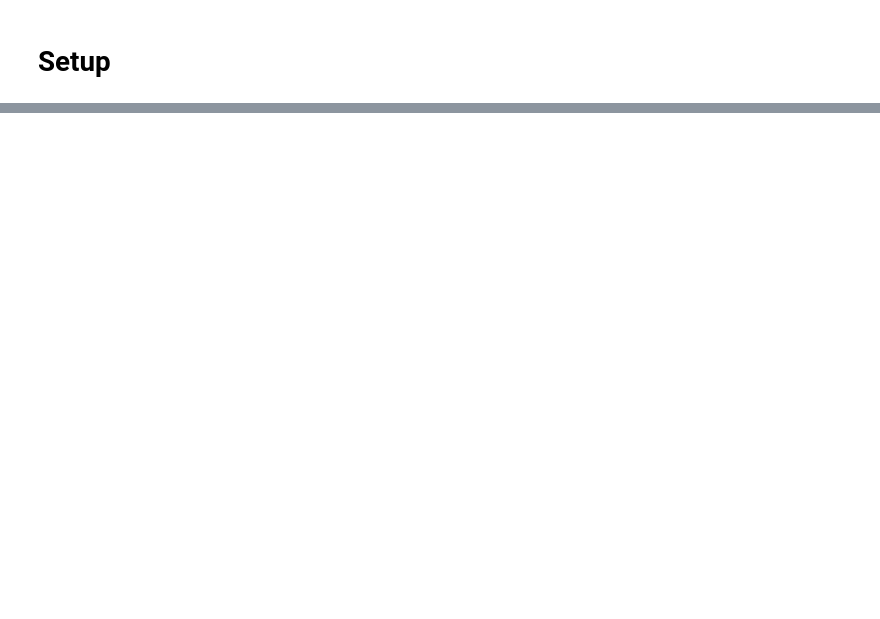
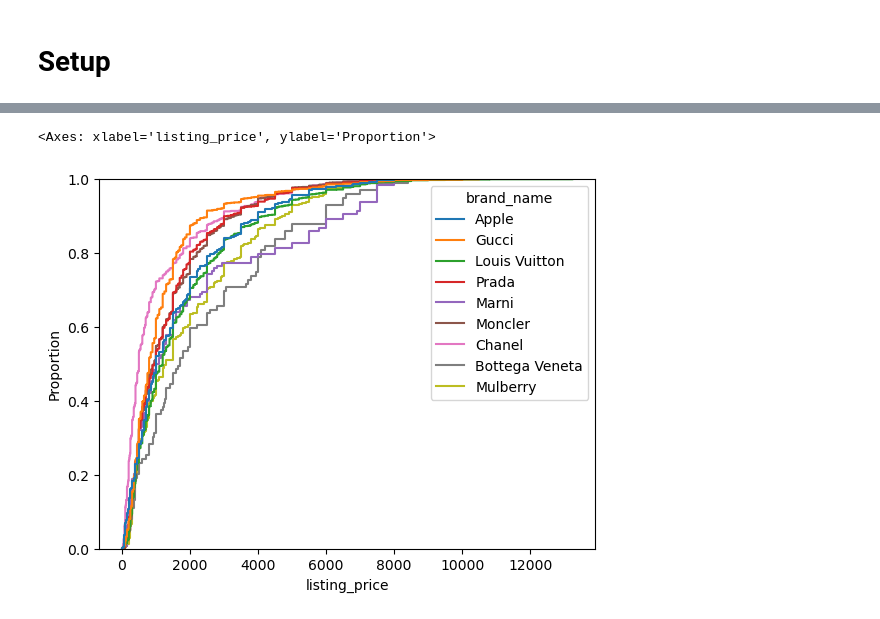
Before and after one commit to RasKrebs/pricing_wizards, a Jupyter notebook: notebooks/OutlierDetection.ipynb, the cells around one changed output, grey strips where cells are left out. Drawn from its saved outputs; the diff is of its cells as text; code cells hidden in the pictures; blank space fills up the shorter version.

```diff
--- a/notebooks/OutlierDetection.ipynb
+++ b/notebooks/OutlierDetection.ipynb
@@ -239,0 +12,6 @@ Name: viewed_count, dtype: int64
+# %%
+# Get path to data storage
+path = os.getcwd().split('pricing_wizards/')[0] + 'pricing_wizards/data/post_preprocessing_without_dummies.csv'
+
+# Load data
+df  = pd.read_csv(path)
@@ -239,0 +100,3 @@ Name: viewed_count, dtype: int64
+# %%
+expensive_brands = ['Louis Vuitton', 'Moncler', 'Prada', 'Gucci', 'Marni', 'Mulberry', 'Apple', 'Bottega Veneta', 'Chanel']
+df[df.brand_name.isin(expensive_brands)].listing_price.describe(percentiles=percentiles)
@@ -239,0 +117,6 @@ Name: viewed_count, dtype: int64
+# %%
+# Survival plot for top-brands
+sns.ecdfplot(data= df[df.brand_name.isin(expensive_brands)], x='listing_price',hue='brand_name')
+# %% [output]
+<Axes: xlabel='listing_price', ylabel='Proportion'>
+[figure, added]
```
Also changed, not shown: parts of 60 cells of this notebook, 1 other file.
